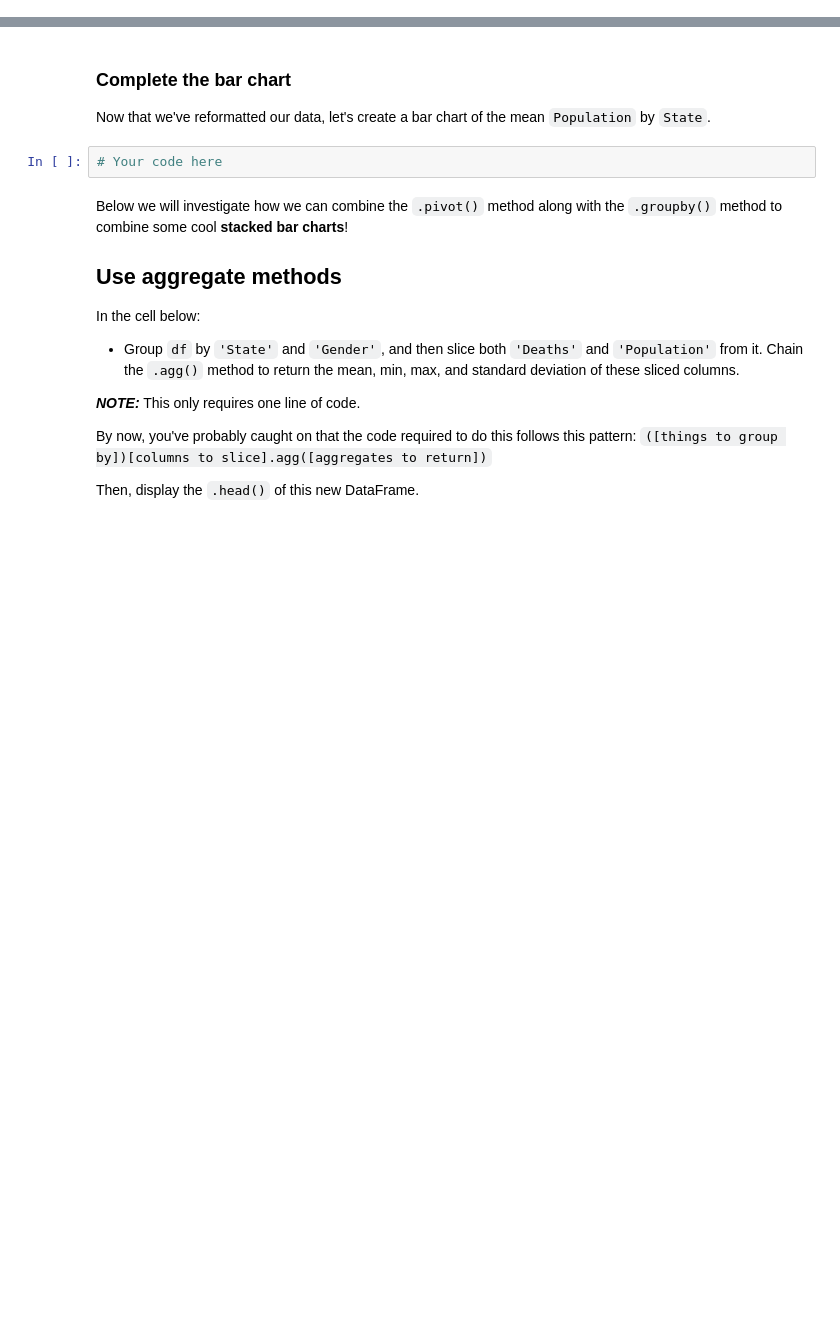
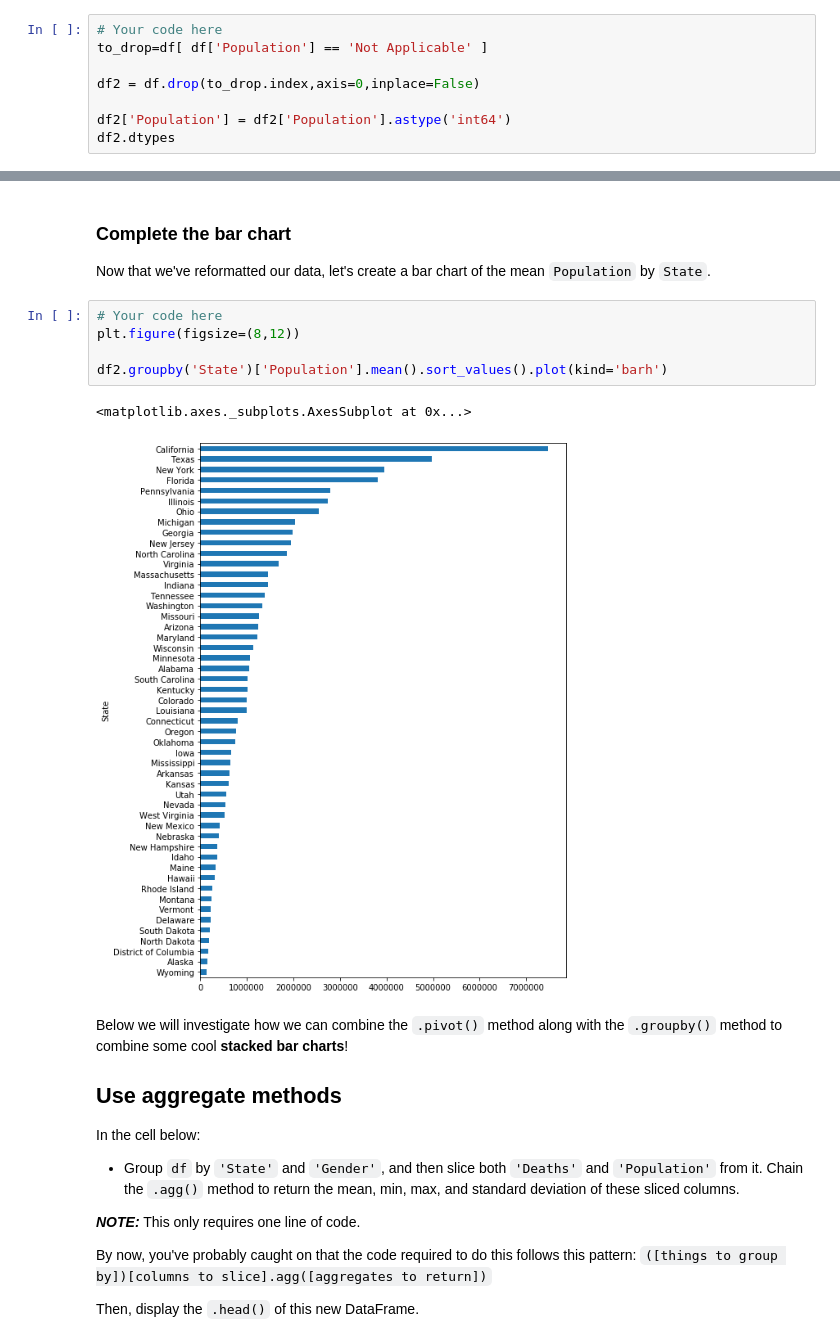
Before and after one commit to poariston/dsc-pivot-tables-pandas-lab-online-ds-pt-120919, a Jupyter notebook: index.ipynb, the cells around one changed output, grey strips where cells are left out. Saved outputs shown, nothing was run; the diff lists cells and outputs as text; blank space fills up the shorter version.

```diff
--- a/index.ipynb
+++ b/index.ipynb
@@ -95,0 +305,8 @@ to_drop = None
+# %%
+# Your code here
+to_drop=df[ df['Population'] == 'Not Applicable' ]
+
+df2 = df.drop(to_drop.index,axis=0,inplace=False)
+
+df2['Population'] = df2['Population'].astype('int64')
+df2.dtypes
@@ -97,8 +328,14 @@ to_drop = None
 ### Complete the bar chart
 
 Now that we've reformatted our data, let's create a bar chart of the mean `Population` by `State`.
-# %%
-# Your code here
+# %%
+# Your code here
+plt.figure(figsize=(8,12))
+
+df2.groupby('State')['Population'].mean().sort_values().plot(kind='barh')
+# %% [output]
+<matplotlib.axes._subplots.AxesSubplot at 0x...>
+[figure, added]
 # %% [markdown]
 Below we will investigate how we can combine the `.pivot()` method along with the `.groupby()` method to combine some cool **stacked bar charts**!
 
```
Also changed, not shown: parts of 32 cells of this notebook.
